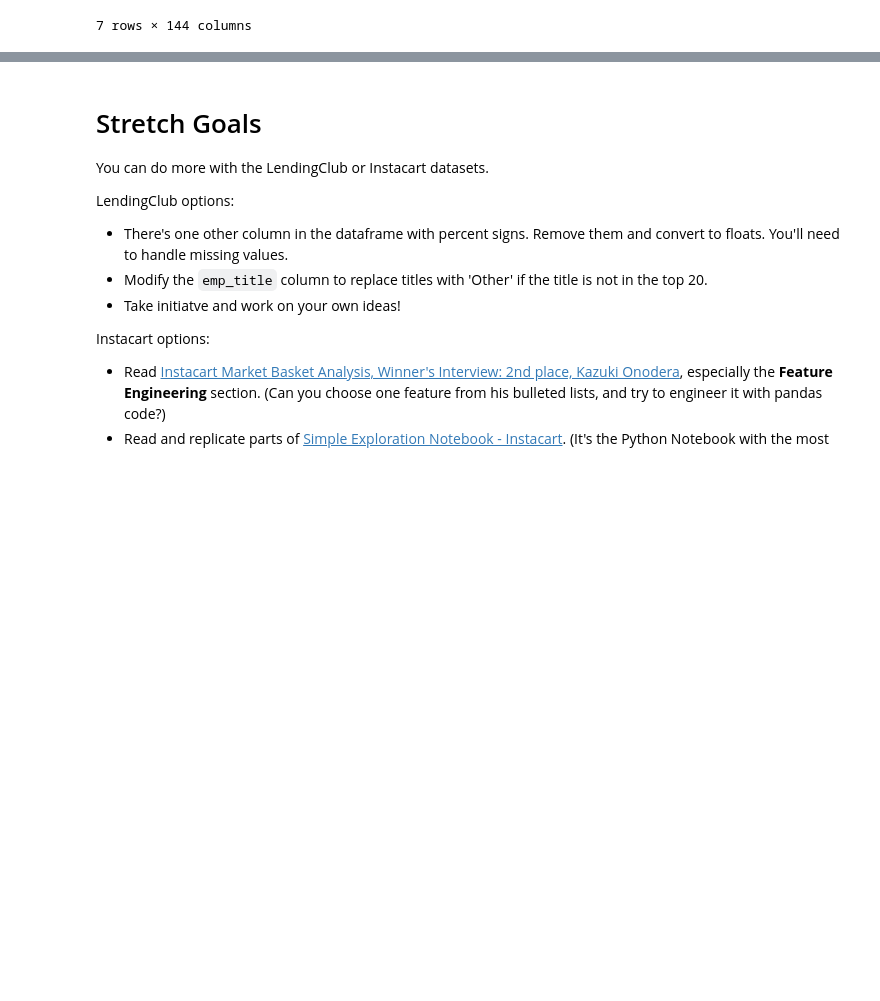
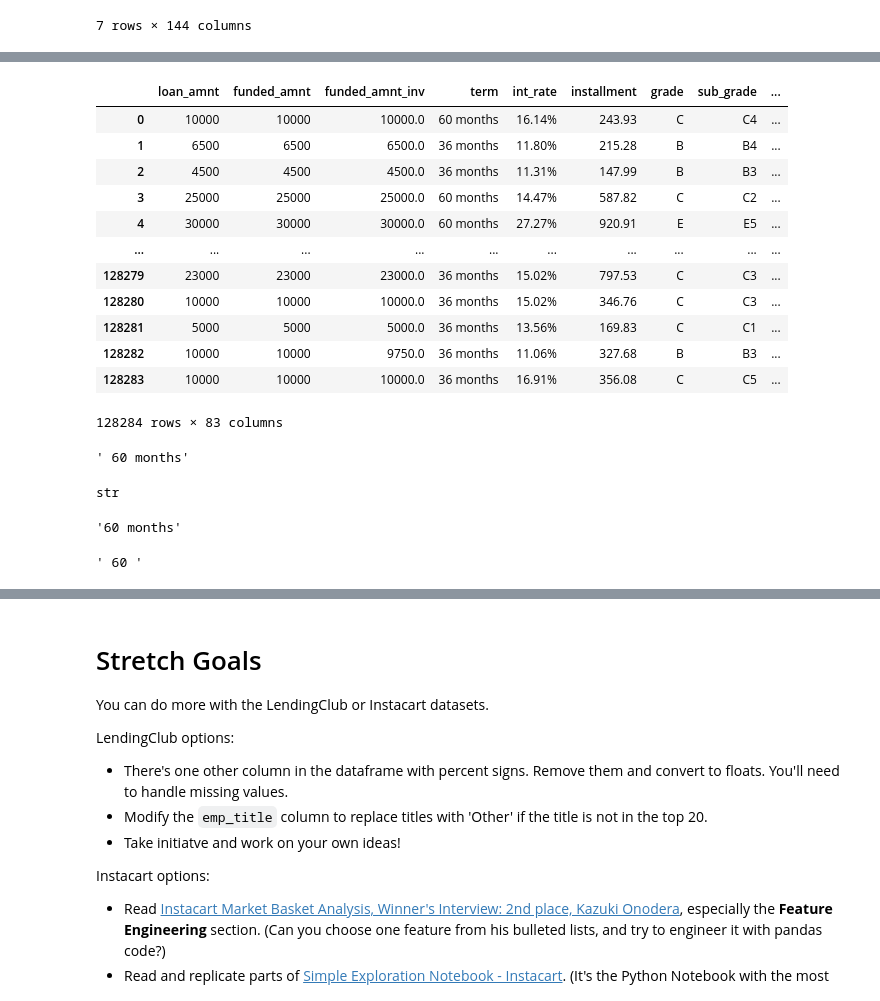
Before and after one commit to marianvinas/DS-Unit-1-Sprint-1-Data-Wrangling-and-Storytelling-1, a Jupyter notebook: module2-make-features/LS_DS_112_Make_Features_Assignment.ipynb, the cells around one changed output, grey strips where cells are left out. Saved outputs shown, nothing was run; the diff lists cells and outputs as text; code cells hidden in the pictures; blank space fills up the shorter version.

```diff
--- a/module2-make-features/LS_DS_112_Make_Features_Assignment.ipynb
+++ b/module2-make-features/LS_DS_112_Make_Features_Assignment.ipynb
@@ -70,0 +84,26 @@ loans_df.tail(7)
+# %%
+loans_df.dropna(axis=1)
+# %% [output]
+|  | loan_amnt | funded_amnt | funded_amnt_inv | term | int_rate | installment | grade | sub_grade | ... |
+| 0 | 10000 | 10000 | 10000.0 | 60 months | 16.14% | 243.93 | C | C4 | ... |
+| 1 | 6500 | 6500 | 6500.0 | 36 months | 11.80% | 215.28 | B | B4 | ... |
+| 2 | 4500 | 4500 | 4500.0 | 36 months | 11.31% | 147.99 | B | B3 | ... |
+| 3 | 25000 | 25000 | 25000.0 | 60 months | 14.47% | 587.82 | C | C2 | ... |
+| 4 | 30000 | 30000 | 30000.0 | 60 months | 27.27% | 920.91 | E | E5 | ... |
+| ... | ... | ... | ... | ... | ... | ... | ... | ... | ... |
+| 128279 | 23000 | 23000 | 23000.0 | 36 months | 15.02% | 797.53 | C | C3 | ... |
+| 128280 | 10000 | 10000 | 10000.0 | 36 months | 15.02% | 346.76 | C | C3 | ... |
+| 128281 | 5000 | 5000 | 5000.0 | 36 months | 13.56% | 169.83 | C | C1 | ... |
+| 128282 | 10000 | 10000 | 9750.0 | 36 months | 11.06% | 327.68 | B | B3 | ... |
+| 128283 | 10000 | 10000 | 10000.0 | 36 months | 16.91% | 356.08 | C | C5 | ... |
+128284 rows × 83 columns
+# %%
+# Convert the term column from string to integer.
+
+loans_df['term'][3]
+# %% [output]
+' 60 months'
+# %%
+type(loans_df['term'][3])
+# %% [output]
+str
@@ -70,0 +112,8 @@ loans_df.tail(7)
+# %%
+term.strip()
+# %% [output]
+'60 months'
+# %%
+term.strip('months')
+# %% [output]
+' 60 '
```
Also changed, not shown: parts of 17 cells of this notebook.
